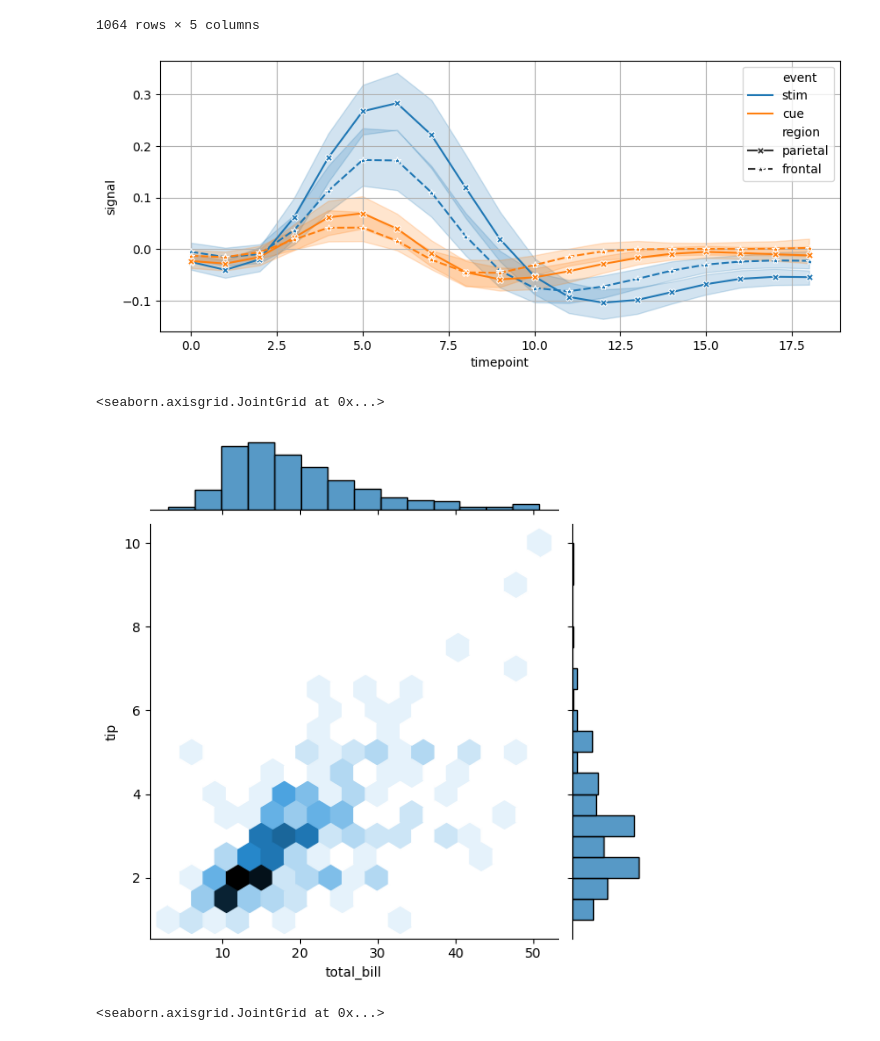
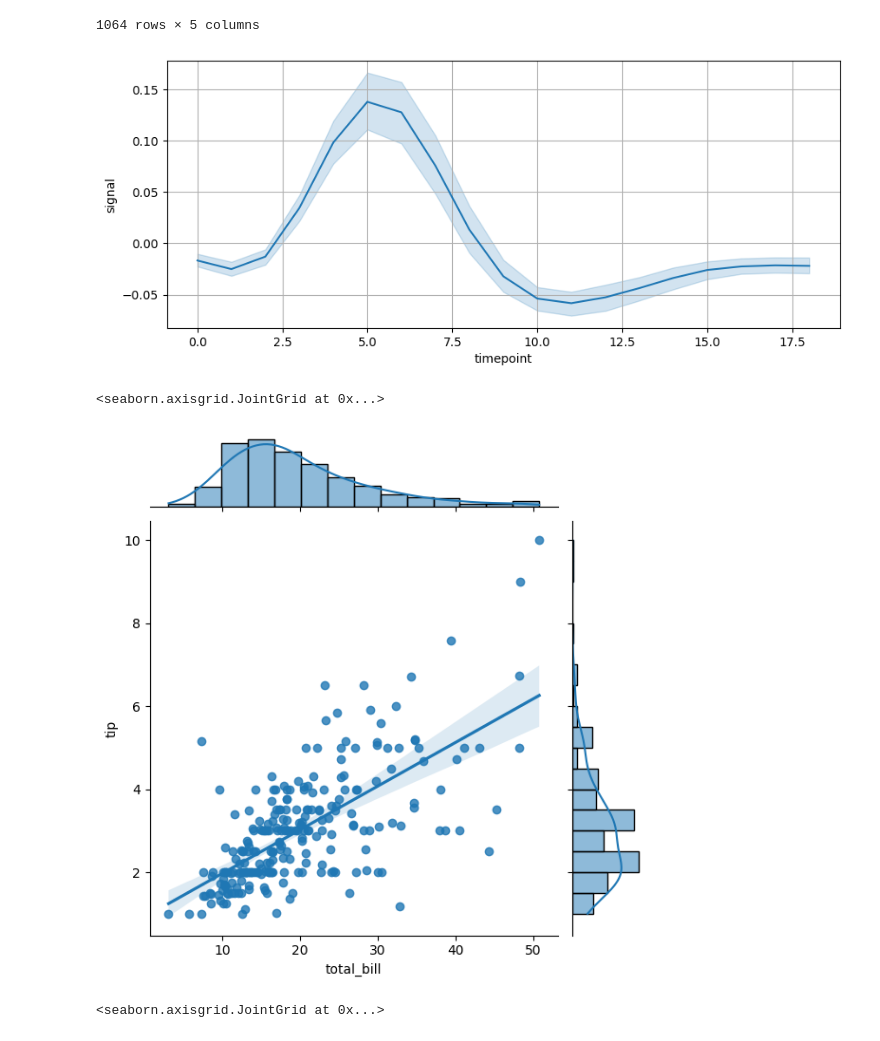
Before and after one commit to ShubhamSinghal12/DS_PP_AUG_25, a Jupyter notebook: Data Visualization/Seaborn.ipynb, the cells around one changed output. Cells and saved outputs as stored; diff of their text form; code cells hidden in the pictures.

```diff
--- a/Data Visualization/Seaborn.ipynb
+++ b/Data Visualization/Seaborn.ipynb
@@ -158,17 +158,18 @@ fmri_data
 1064 rows × 5 columns
 # %%
 plt.figure(figsize=(10,4))
-sns.lineplot(data = fmri_data,x = 'timepoint',y = 'signal',hue='event',style='region',markers=['X','*'])
+# sns.lineplot(data = fmri_data,x = 'timepoint',y = 'signal',hue='event',style='region',markers=['X','*'])
+sns.lineplot(data=fmri_data,x='timepoint',y = 'signal',errorbar=('ci', 90))
 plt.grid()
 plt.show()
 # %% [output]
-[figure, old version]
+[figure, new version]
 # %%
 # sns.jointplot(tips_data,x = 'total_bill',y = 'tip',hue = 'sex')
-sns.jointplot(tips_data,x = 'total_bill',y = 'tip',kind = 'hex')
+sns.jointplot(tips_data,x = 'total_bill',y = 'tip',kind = 'reg')
 # %% [output]
 <seaborn.axisgrid.JointGrid at 0x...>
-[figure, old version]
+[figure, new version]
 # %%
 sns.jointplot(tips_data,x = 'total_bill',y = 'tip',kind='scatter',hue='sex')
 # %% [output]
```
Also changed, not shown: parts of 13 cells of this notebook.
